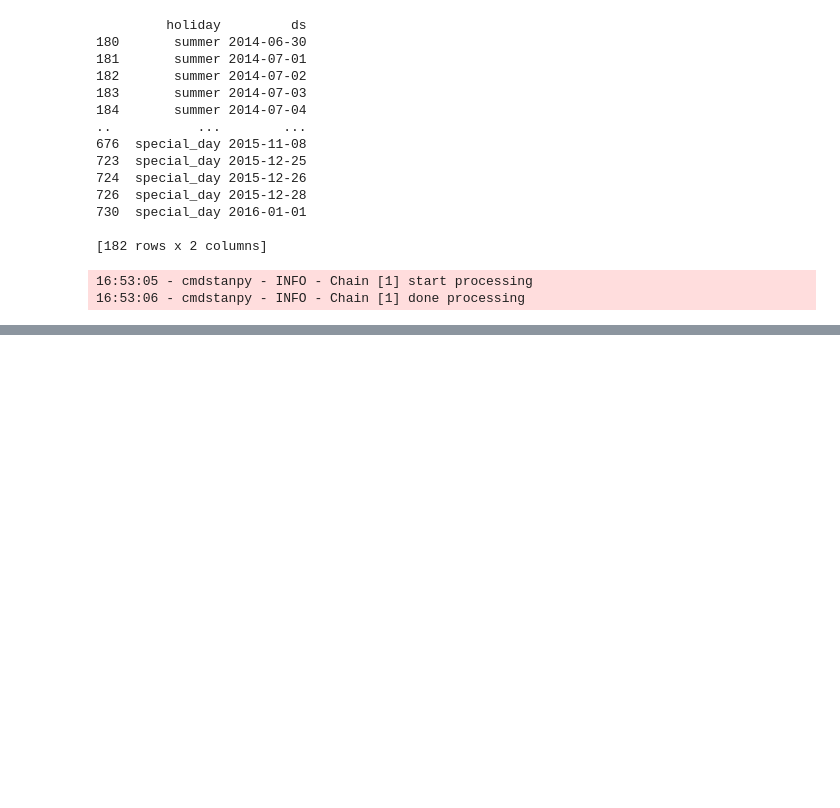
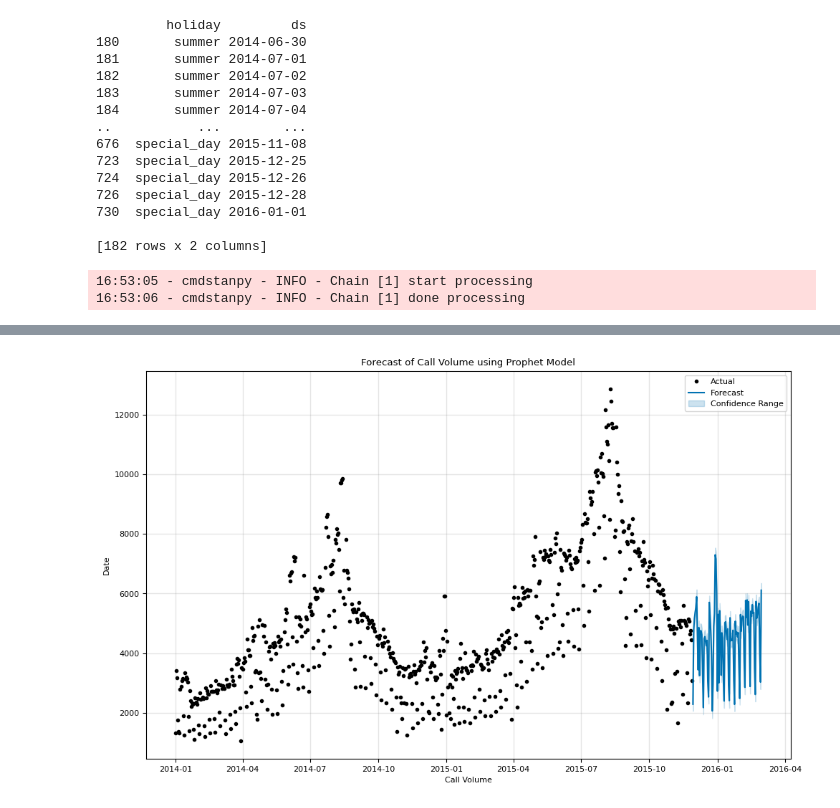
Before and after one commit to didulanthaisuru/TeleCall_Forecast, a Jupyter notebook: forecast-2-prophet.ipynb, the cells around one changed output, grey strips where cells are left out. Saved outputs shown, nothing was run; the diff lists cells and outputs as text; code cells hidden in the pictures; blank space fills up the shorter version.

```diff
--- a/forecast-2-prophet.ipynb
+++ b/forecast-2-prophet.ipynb
@@ -253,0 +312,7 @@ forecast = model.fit(df)
+# %%
+model = Prophet(holidays=holidays)
+# Add custom yearly seasonality
+model.add_seasonality(name='yearly', period=365.25, fourier_order=10)
+model.add_regressor('reservations_2months_advance')
+model.add_regressor('total_reservations')
+forecast_train = model.fit(train_df)
@@ -253,0 +332,3 @@ forecast = model.fit(df)
+# %%
+forecast_train = model.predict(test_df)
+forecast_train[['ds', 'yhat', 'yhat_lower', 'yhat_upper']].tail()
@@ -253,0 +342,15 @@ forecast = model.fit(df)
+# %%
+fig1 = model.plot(forecast_train)
+
+# Customize axis titles
+plt.xlabel('Call Volume')
+plt.ylabel('Date')
+plt.title('Forecast of Call Volume using Prophet Model')
+
+# Add legend
+plt.legend(['Actual', 'Forecast', 'Confidence Range'])
+
+# Show the plot
+plt.show()
+# %% [output]
+[figure, added]
```
Also changed, not shown: parts of 15 cells of this notebook.
